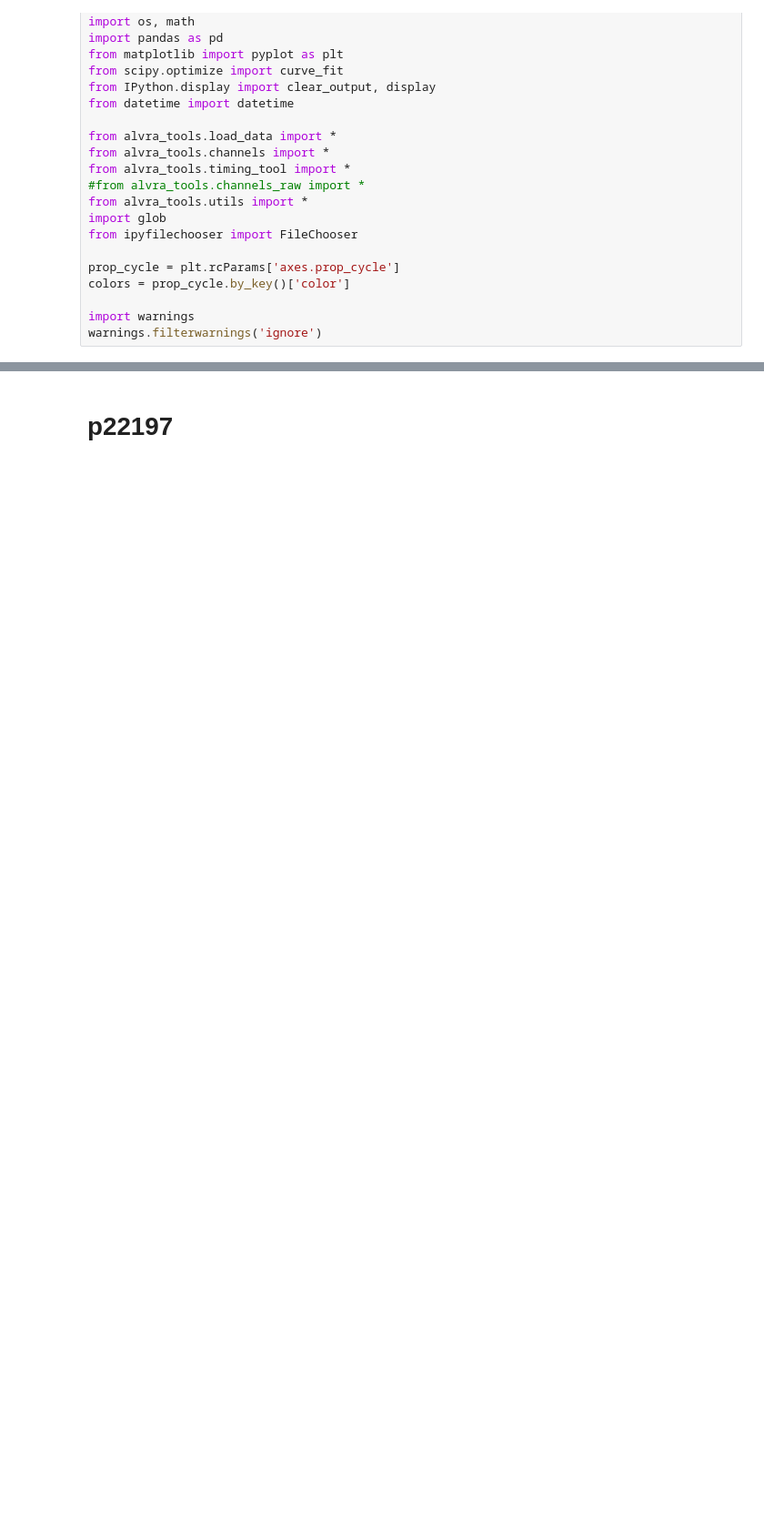
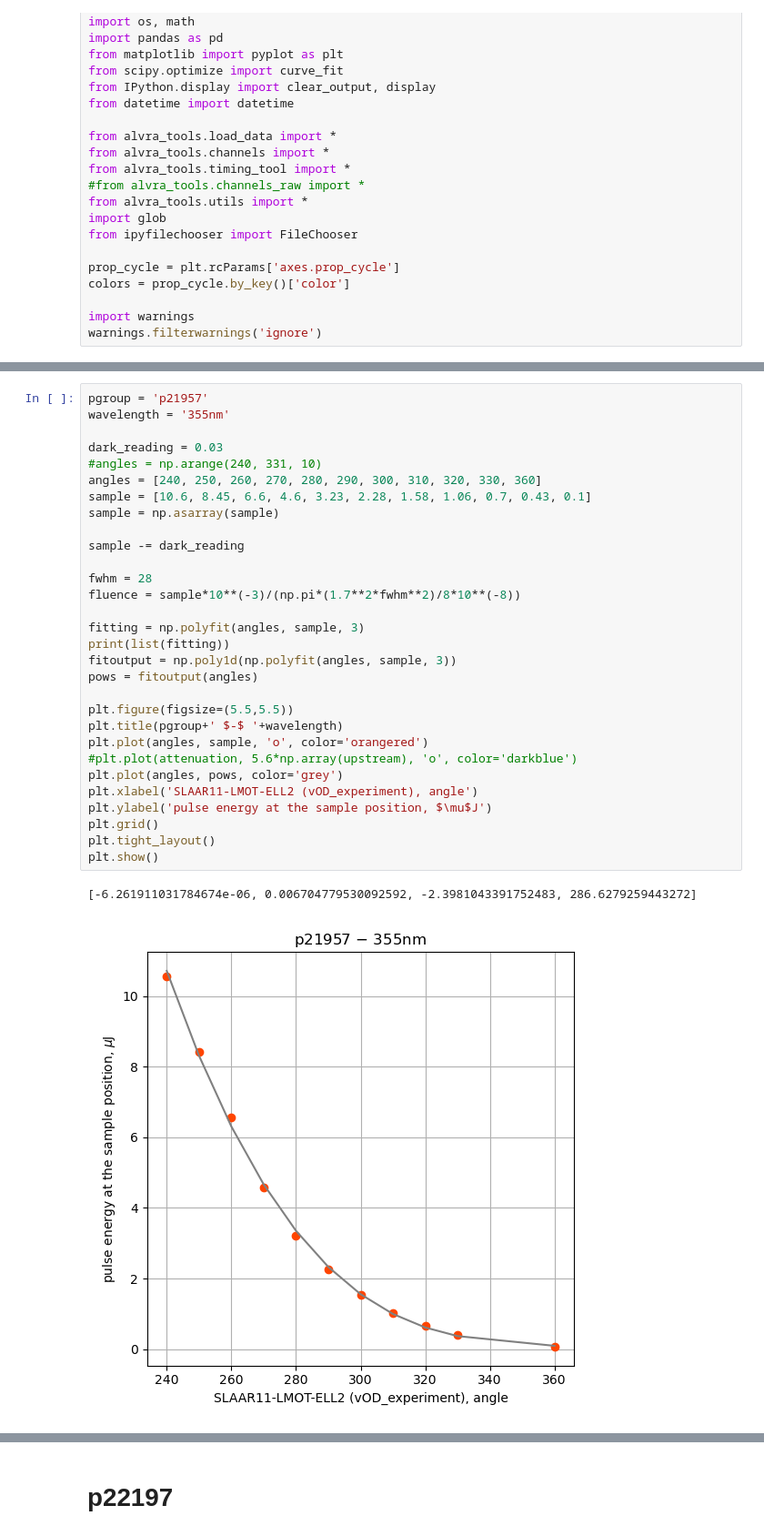
Before and after one commit to paulscherrerinstitute/alvra_beamline_scripts, a Jupyter notebook: waveplate_calibration.ipynb, the cells around one changed output, grey strips where cells are left out. Shown at 91% size. Drawn from its saved outputs; the diff is of its cells as text; blank space fills up the shorter version.

```diff
--- a/waveplate_calibration.ipynb
+++ b/waveplate_calibration.ipynb
@@ -24,0 +27,33 @@ warnings.filterwarnings('ignore')
+# %%
+pgroup = 'p21957'
+wavelength = '355nm'
+
+dark_reading = 0.03
+#angles = np.arange(240, 331, 10)
+angles = [240, 250, 260, 270, 280, 290, 300, 310, 320, 330, 360]
+sample = [10.6, 8.45, 6.6, 4.6, 3.23, 2.28, 1.58, 1.06, 0.7, 0.43, 0.1]
+sample = np.asarray(sample)
+
+sample -= dark_reading
+
+fwhm = 28
+fluence = sample*10**(-3)/(np.pi*(1.7**2*fwhm**2)/8*10**(-8))
+
+fitting = np.polyfit(angles, sample, 3)
+print(list(fitting))
+fitoutput = np.poly1d(np.polyfit(angles, sample, 3))
+pows = fitoutput(angles)
+
+plt.figure(figsize=(5.5,5.5))
+plt.title(pgroup+' $-$ '+wavelength)
+plt.plot(angles, sample, 'o', color='orangered')
+#plt.plot(attenuation, 5.6*np.array(upstream), 'o', color='darkblue')
+plt.plot(angles, pows, color='grey')
+plt.xlabel('SLAAR11-LMOT-ELL2 (vOD_experiment), angle')
+plt.ylabel('pulse energy at the sample position, $\mu$J')
+plt.grid()
+plt.tight_layout()
+plt.show()
+# %% [output]
+[-6.261911031784674e-06, 0.006704779530092592, -2.3981043391752483, 286.6279259443272]
+[figure, added]
```
Also changed, not shown: parts of 3 cells of this notebook.
